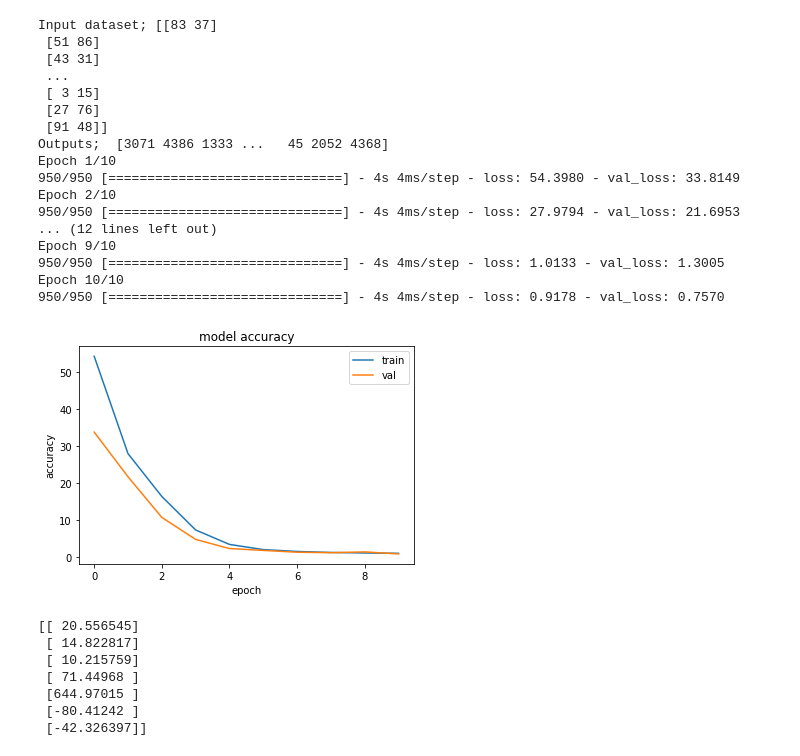
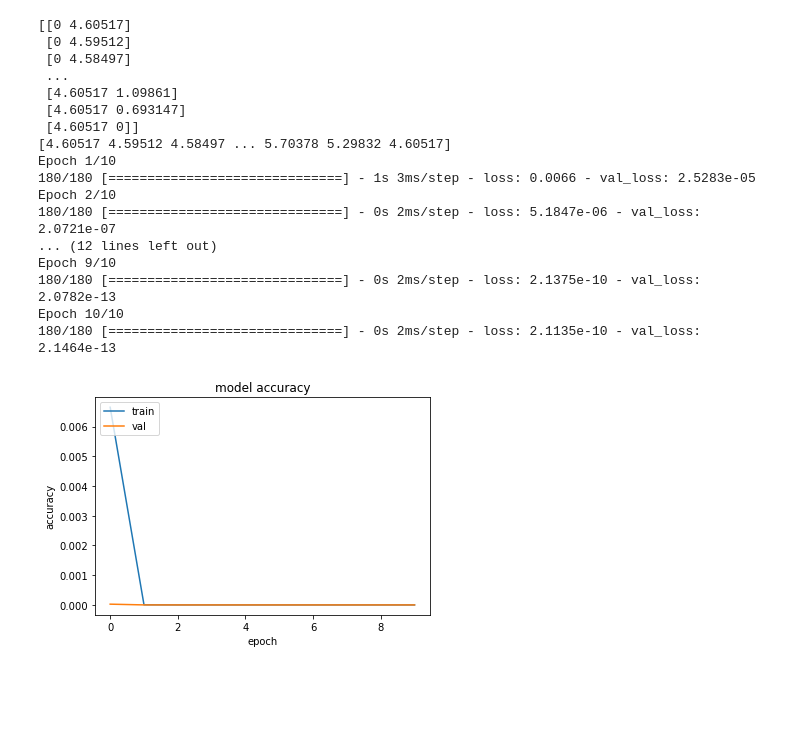
Before and after one commit to doneforaiur/ardic-mulakat, a Jupyter notebook: mult_ai.ipynb, the cells around one changed output. Saved outputs shown, nothing was run; the diff lists cells and outputs as text; code cells hidden in the pictures; blank space fills up the shorter version.

```diff
--- a/mult_ai.ipynb
+++ b/mult_ai.ipynb
@@ -1,65 +87,59 @@
 # %%
+# Log version
+
 import numpy as np
 import random
 import tensorflow as tf
 from tensorflow import keras
 from keras import Input, Model
 from keras.layers import Dense
 from keras.models import Sequential
 from matplotlib import pyplot as plt
+import math
 
-trainingInput = np.array([[random.randrange(1, 101) ,  random.randrange(1,101)] for i in range(1, 100*100*10)])
-trainingOutput =  np.array([(input [0] * input [1]) for input  in trainingInput ])
+X = list(range(1,101,1))
+Y = list(range(100,0,-1))
+trainingInput = np.array([ [math.log(x),math.log(y)] for x in X for y in Y])
+trainingOutput = np.array([ math.log(x) + math.log(y)  for x in X for y in Y])
 
-print("Input dataset;", trainingInput)
-print("Outputs; ", trainingOutput)
+print(trainingInput)
+print(trainingOutput)
 
-model = keras.Sequential([
+log_model = keras.Sequential([
     keras.layers.Flatten(input_shape=(2,)),
-    tf.keras.layers.Dense(100, activation="relu"),
-    tf.keras.layers.Dense(100, activation="relu"),
+    keras.layers.Dense(1, activation="relu"),
+	#keras.layers.Dense(20, activation="relu"),
     keras.layers.Dense(1)
 ])
 
-opt = keras.optimizers.Adam(learning_rate=0.001)
-model.compile(optimizer=opt, loss='mape')
+opt = keras.optimizers.Adam(learning_rate=0.01)
+log_model.compile(optimizer=opt, loss="mse")
 
-history = model.fit(trainingInput, trainingOutput, batch_size=100, validation_split=0.05, epochs=10, verbose=1, shuffle=True)
+history = log_model.fit(trainingInput, trainingOutput, batch_size=50, validation_split=0.1, epochs=10, verbose=1)
 
 plt.plot(history.history['loss'])
 plt.plot(history.history['val_loss'])
 plt.title('model accuracy')
 plt.ylabel('accuracy')
 plt.xlabel('epoch')
-plt.legend(['train', 'val'], loc='upper right')
+plt.legend(['train', 'val'], loc='upper left')
 plt.show()
 # %% [output]
-Input dataset; [[83 37]
- [51 86]
- [43 31]
+[[0 4.60517]
+ [0 4.59512]
+ [0 4.58497]
  ...
- [ 3 15]
- [27 76]
- [91 48]]
-Outputs;  [3071 4386 1333 ...   45 2052 4368]
+ [4.60517 1.09861]
+ [4.60517 0.693147]
+ [4.60517 0]]
+[4.60517 4.59512 4.58497 ... 5.70378 5.29832 4.60517]
 Epoch 1/10
-950/950 [==============================] - 4s 4ms/step - loss: 54.3980 - val_loss: 33.8149
+180/180 [==============================] - 1s 3ms/step - loss: 0.0066 - val_loss: 2.5283e-05
 Epoch 2/10
-950/950 [==============================] - 4s 4ms/step - loss: 27.9794 - val_loss: 21.6953
+180/180 [==============================] - 0s 2ms/step - loss: 5.1847e-06 - val_loss: 2.0721e-07
 ... (12 lines left out)
 Epoch 9/10
-950/950 [==============================] - 4s 4ms/step - loss: 1.0133 - val_loss: 1.3005
+180/180 [==============================] - 0s 2ms/step - loss: 2.1375e-10 - val_loss: 2.0782e-13
 Epoch 10/10
-950/950 [==============================] - 4s 4ms/step - loss: 0.9178 - val_loss: 0.7570
+180/180 [==============================] - 0s 2ms/step - loss: 2.1135e-10 - val_loss: 2.1464e-13
-[figure, old version]
+[figure, new version]
-# %%
-a = np.array([[10, 2], [3.5,4], [0.5, 21], [1.5, 48.6], [25.5, 25], [-10, 10], [-5, 5]])
-print(model.predict(a))
-# %% [output]
-[[ 20.556545]
- [ 14.822817]
- [ 10.215759]
- [ 71.44968 ]
- [644.97015 ]
- [-80.41242 ]
- [-42.326397]]
```
Also changed, not shown: parts of 4 cells of this notebook.
